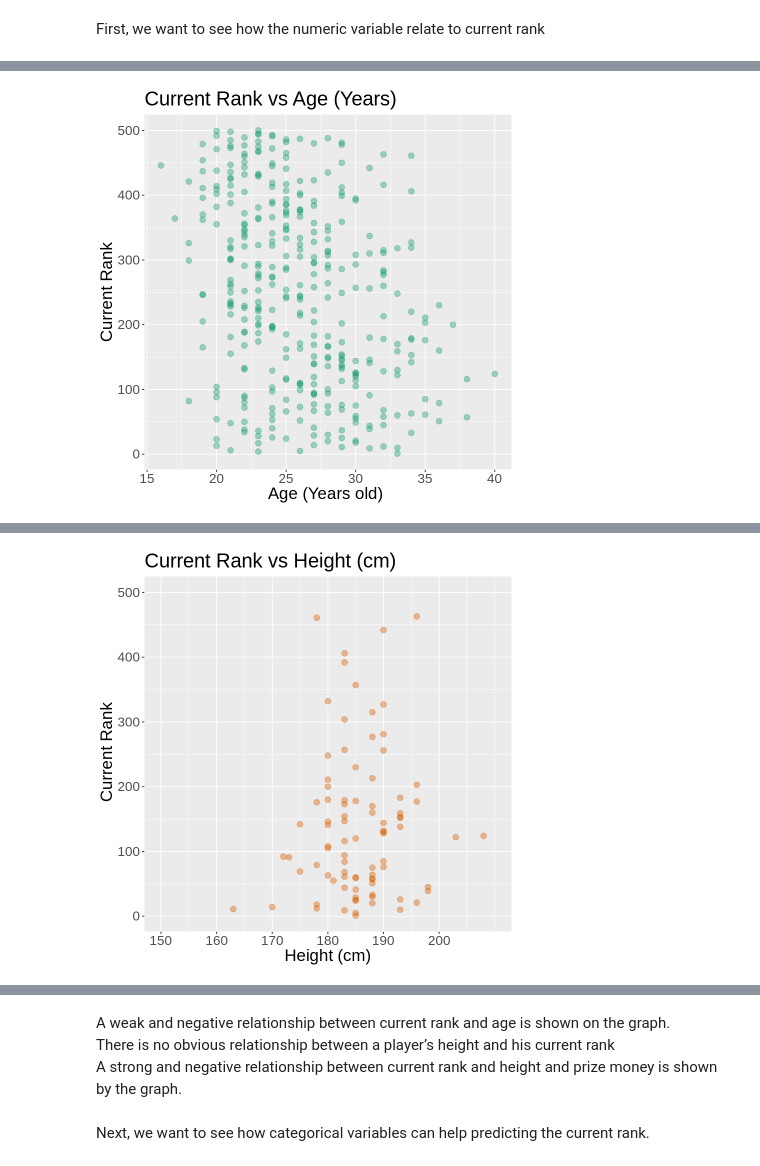
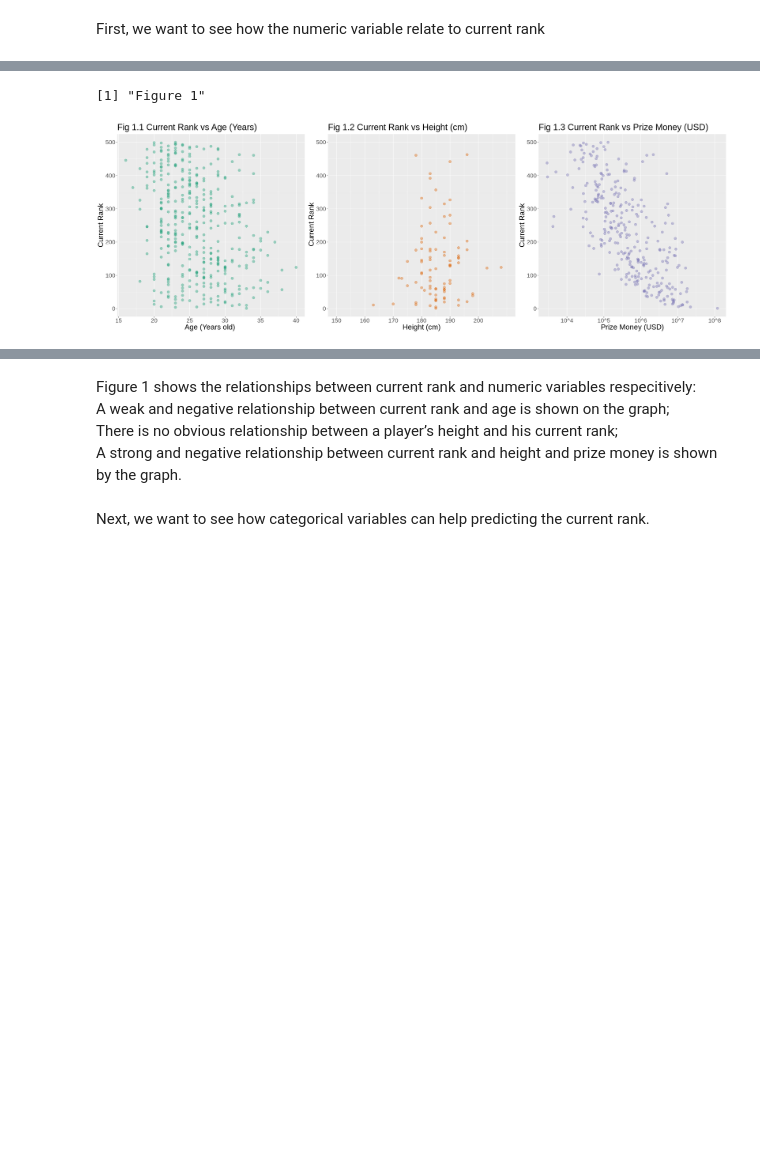
Before and after one commit to tarauboviccc/DSCI100_105_group_project, a Jupyter notebook: final_report.ipynb, the cells around one changed output, grey strips where cells are left out. Drawn from its saved outputs; the diff is of its cells as text; code cells hidden in the pictures; blank space fills up the shorter version.

```diff
--- a/final_report.ipynb
+++ b/final_report.ipynb
@@ -203,22 +196,22 @@ First, we want to see how the numeric variable relate to current rank
 # %%
 ### Visualization Current rank with interesting variable
 
-
+options(repr.plot.height = 8, repr.plot.width = 24)
 age_vs_rank <- ggplot(tennis_train, aes(x = Age, y = Current.Rank)) +
   geom_point(alpha = opacity,  color = color_palette[1], size = 3) +
   labs(x = "Age (Years old) ", y = "Current Rank") +
-  ggtitle("Current Rank vs Age (Years)") +
+  ggtitle("Fig 1.1 Current Rank vs Age (Years)") +
   theme(text = element_text(size = 20))
-age_vs_rank
+#age_vs_rank
 
 height_vs_rank <- ggplot(tennis_train, aes(x = Height, y = Current.Rank)) +
   geom_point(alpha = opacity, color = color_palette[2], size = 3) +
   labs(x = "Height (cm)", y = " Current Rank") +
-  ggtitle("Current Rank vs Height (cm)") +
+  ggtitle("Fig 1.2 Current Rank vs Height (cm)") +
   theme(text = element_text(size = 20)) +
   scale_x_continuous(limits = c(150, 210), breaks = seq(150, 200, by = 10))
 
-height_vs_rank
+#height_vs_rank
 
 
 
@@ -227,11 +220,15 @@ prize_vs_rank <- ggplot(tennis_train, aes(x = Prize.Money, y = Current.Rank)) +
              color = color_palette[3],
              size = 3,) +
   labs(x = "Prize Money (USD)", y = "Current Rank") +
-  ggtitle("Current Rank vs Prize Money (USD)") +
+  ggtitle("Fig 1.3 Current Rank vs Prize Money (USD)") +
   scale_x_log10(labels = function(x) sprintf("10^%d", log10(x)), breaks = c(1e3, 1e4, 1e5, 1e6, 1e7, 1e8)) +
   theme(text = element_text(size = 20))
 
-prize_vs_rank
+#prize_vs_rank
+
+grid.arrange(age_vs_rank, height_vs_rank, prize_vs_rank, ncol = 3)
+
+paste("Figure 1")
 # %% [output]
 Warning message:
 “Removed 3 rows containing missing values (geom_point).”
@@ -240 +239,2 @@ Warning message:
+[1] "Figure 1"
-[figure, old version]
+[figure, new version]
@@ -243 +240,0 @@ Warning message:
-[figure, removed]
@@ -245,7 +241,9 @@ Warning message:
 # %% [markdown]
-A weak and negative relationship between current rank and age is shown on the graph.
+Figure 1 shows the relationships between current rank and numeric variables respecitively:
 <br>
-There is no obvious relationship between a player’s height and his current rank
+A weak and negative relationship between current rank and age is shown on the graph;
+<br>
+There is no obvious relationship between a player’s height and his current rank;
 <br>
 A strong and negative relationship between current rank and height and prize money is shown by the graph.
 # %% [markdown]
```
Also changed, not shown: parts of 28 cells of this notebook.
